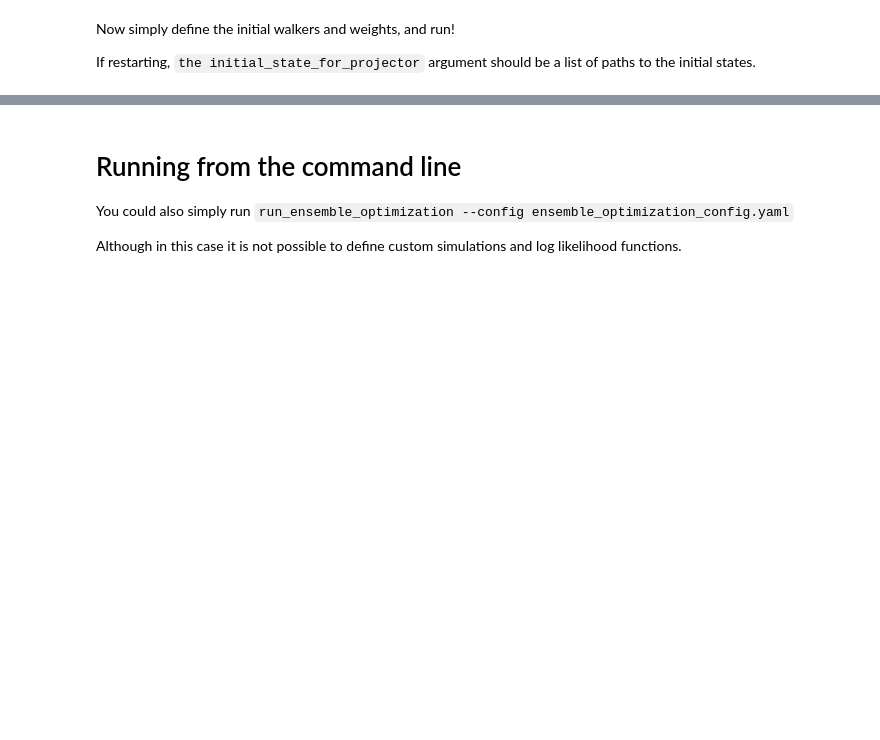
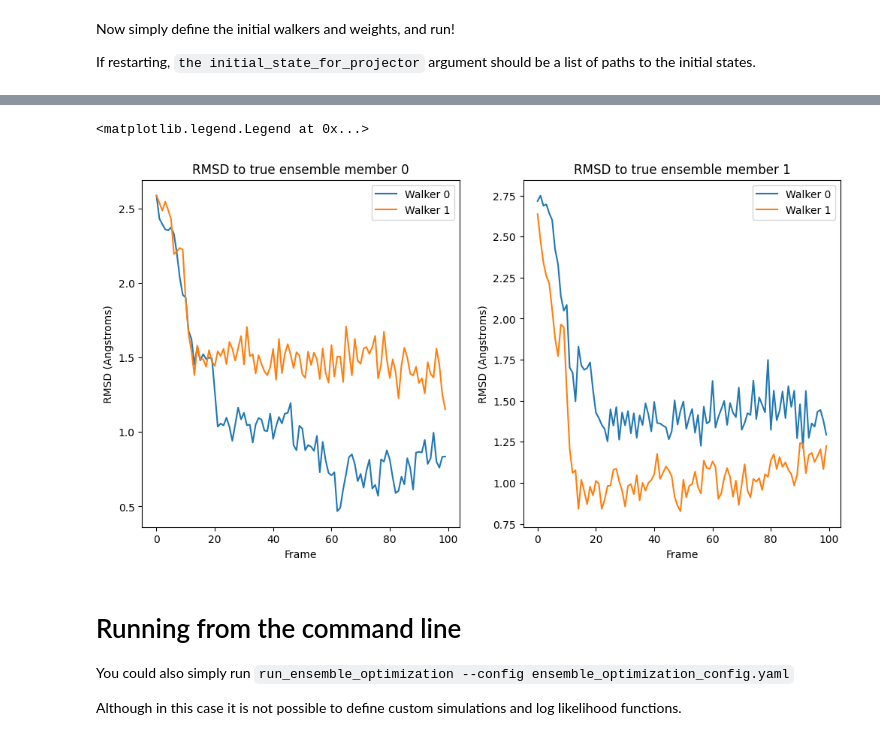
Before and after one commit to flatironinstitute/cryojax-ensemble-optimization, a Jupyter notebook: tutorial/ensemble_optimization/running_the_optimization.ipynb, the cells around one changed output, grey strips where cells are left out. Drawn from its saved outputs; the diff is of its cells as text; code cells hidden in the pictures; blank space fills up the shorter version.

```diff
--- a/tutorial/ensemble_optimization/running_the_optimization.ipynb
+++ b/tutorial/ensemble_optimization/running_the_optimization.ipynb
@@ -61,8 +63,8 @@ traj1 = mdtraj.load(
 
 # Let's also load the true members of the ensemble
 
-true_ensemble_structure0 = mdtraj.load("../data_generation/atomic_models/ala_model_0.pdb")
-true_ensemble_structure1 = mdtraj.load("../data_generation/atomic_models/ala_model_1.pdb")
+true_ensemble_structure0 = mdtraj.load("../atomic_models/ala_A.pdb")
+true_ensemble_structure1 = mdtraj.load("../atomic_models/ala_B.pdb")
 
 atom_indices = true_ensemble_structure0.topology.select("not element H")
 # now comute the RMSD of each trajectory to the true ensemble members
@@ -348,33 +357,35 @@ traj1 = mdtraj.load(
 
 # Let's also load the true members of the ensemble
 
-true_ensemble_structure0 = mdtraj.load("../data_generation/atomic_models/ala_model_0.pdb")
-
-true_ensemble_structure1 = mdtraj.load("../data_generation/atomic_models/ala_model_1.pdb")
+true_ensemble_structure0 = mdtraj.load("../atomic_models/ala_A.pdb")
+true_ensemble_structure1 = mdtraj.load("../atomic_models/ala_B.pdb")
 
 atom_indices = true_ensemble_structure0.topology.select("not element H")
 # now comute the RMSD of each trajectory to the true ensemble members
-rmsd00 = mdtraj.rmsd(traj0, true_ensemble_structure0, 0)
-rmsd01 = mdtraj.rmsd(traj0, true_ensemble_structure1, 0)
+rmsd00 = mdtraj.rmsd(traj0, true_ensemble_structure0, 0) * 10.0
+rmsd01 = mdtraj.rmsd(traj0, true_ensemble_structure1, 0) * 10.0
 
-rmsd10 = mdtraj.rmsd(traj1, true_ensemble_structure0, 0)
-rmsd11 = mdtraj.rmsd(traj1, true_ensemble_structure1, 0)
+rmsd10 = mdtraj.rmsd(traj1, true_ensemble_structure0, 0) * 10.0
+rmsd11 = mdtraj.rmsd(traj1, true_ensemble_structure1, 0) * 10.0
 # %%
 fig, ax = plt.subplots(1, 2, figsize=(12, 6))
 
 ax[0].plot(rmsd00, label="Walker 0")
 ax[0].plot(rmsd10, label="Walker 1")
 ax[0].set_title("RMSD to true ensemble member 0")
 ax[0].set_xlabel("Frame")
-ax[0].set_ylabel("RMSD (nm)")
+ax[0].set_ylabel("RMSD (Angstroms)")
 ax[0].legend()
 
 ax[1].plot(rmsd01, label="Walker 0")
 ax[1].plot(rmsd11, label="Walker 1")
 ax[1].set_title("RMSD to true ensemble member 1")
 ax[1].set_xlabel("Frame")
-ax[1].set_ylabel("RMSD (nm)")
+ax[1].set_ylabel("RMSD (Angstroms)")
 ax[1].legend()
+# %% [output]
+<matplotlib.legend.Legend at 0x...>
+[figure, added]
 # %% [markdown]
 # Running from the command line
 
```
Also changed, not shown: parts of 4 cells of this notebook, 12 other files.
